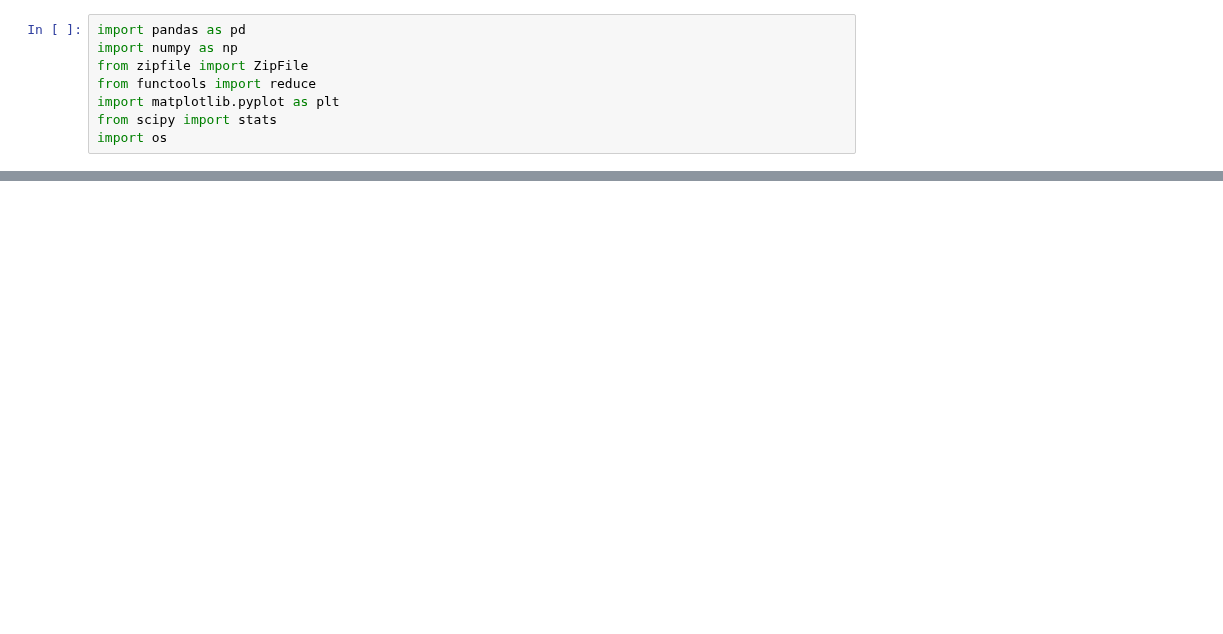
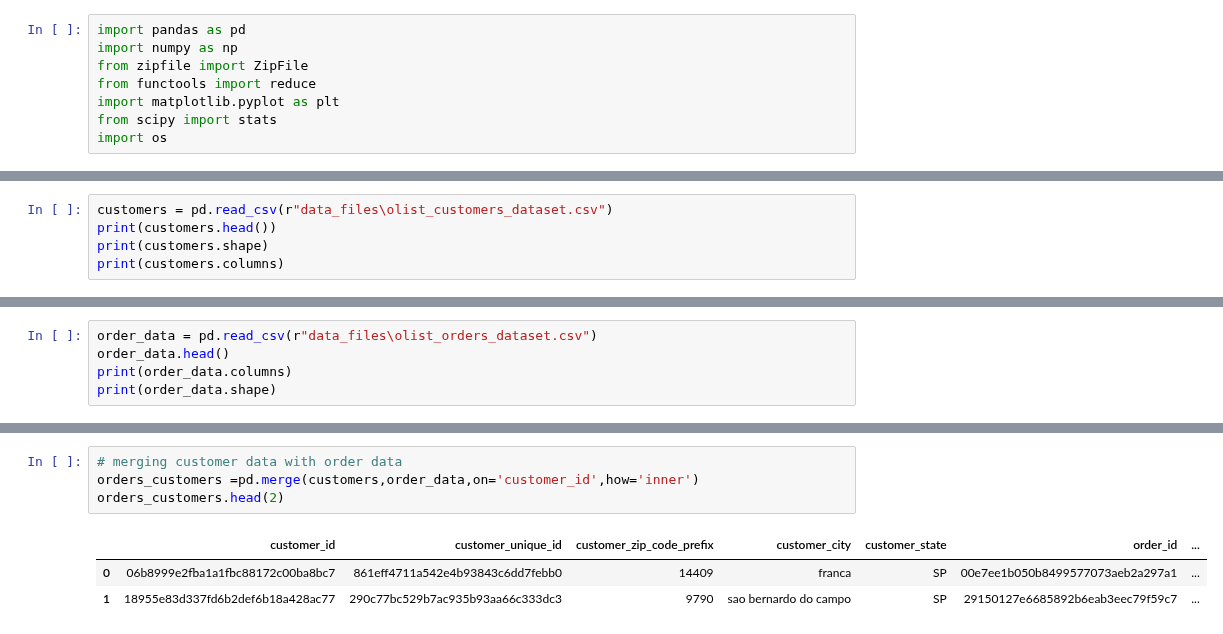
Before and after one commit to bissakaAI/DataAndData_analysis, a Jupyter notebook: Task_folder/pandas/probability/probabilitywork.ipynb, the cells around one changed output, grey strips where cells are left out. Cells and saved outputs as stored; diff of their text form; blank space fills up the shorter version.

```diff
--- a/Task_folder/pandas/probability/probabilitywork.ipynb
+++ b/Task_folder/pandas/probability/probabilitywork.ipynb
@@ -16,0 +43,5 @@ FileNotFoundError: [Errno 2] No such file or directory: 'C:\\Users\\ncc(Admin)\\
+# %%
+customers = pd.read_csv(r"data_files\olist_customers_dataset.csv")
+print(customers.head())
+print(customers.shape)
+print(customers.columns)
@@ -16,0 +107,5 @@ FileNotFoundError: [Errno 2] No such file or directory: 'C:\\Users\\ncc(Admin)\\
+# %%
+order_data = pd.read_csv(r"data_files\olist_orders_dataset.csv")
+order_data.head()
+print(order_data.columns)
+print(order_data.shape)
@@ -16,0 +187,8 @@ FileNotFoundError: [Errno 2] No such file or directory: 'C:\\Users\\ncc(Admin)\\
+# %%
+# merging customer data with order data
+orders_customers =pd.merge(customers,order_data,on='customer_id',how='inner')
+orders_customers.head(2)
+# %% [output]
+|  | customer_id | customer_unique_id | customer_zip_code_prefix | customer_city | customer_state | order_id | ... |
+| 0 | 06b8999e2fba1a1fbc88172c00ba8bc7 | 861eff4711a542e4b93843c6dd7febb0 | 14409 | franca | SP | 00e7ee1b050b8499577073aeb2a297a1 | ... |
+| 1 | 18955e83d337fd6b2def6b18a428ac77 | 290c77bc529b7ac935b93aa66c333dc3 | 9790 | sao bernardo do campo | SP | 29150127e6685892b6eab3eec79f59c7 | ... |
```
Also changed, not shown: parts of 28 cells of this notebook.
